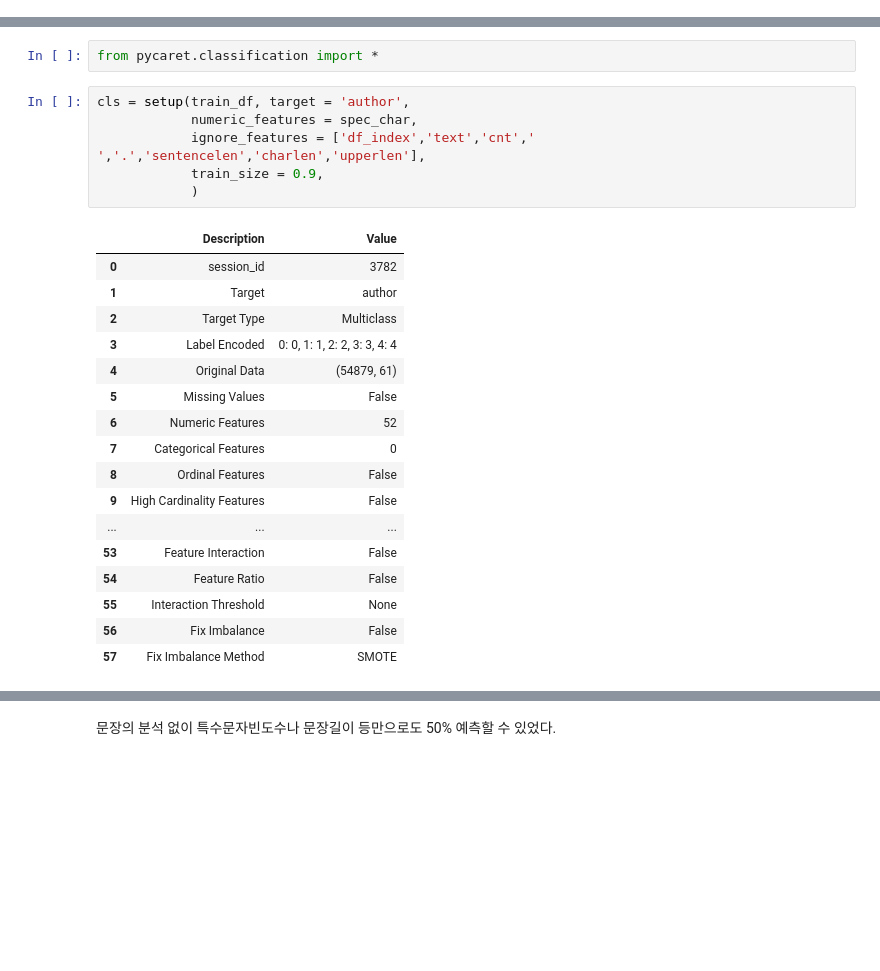
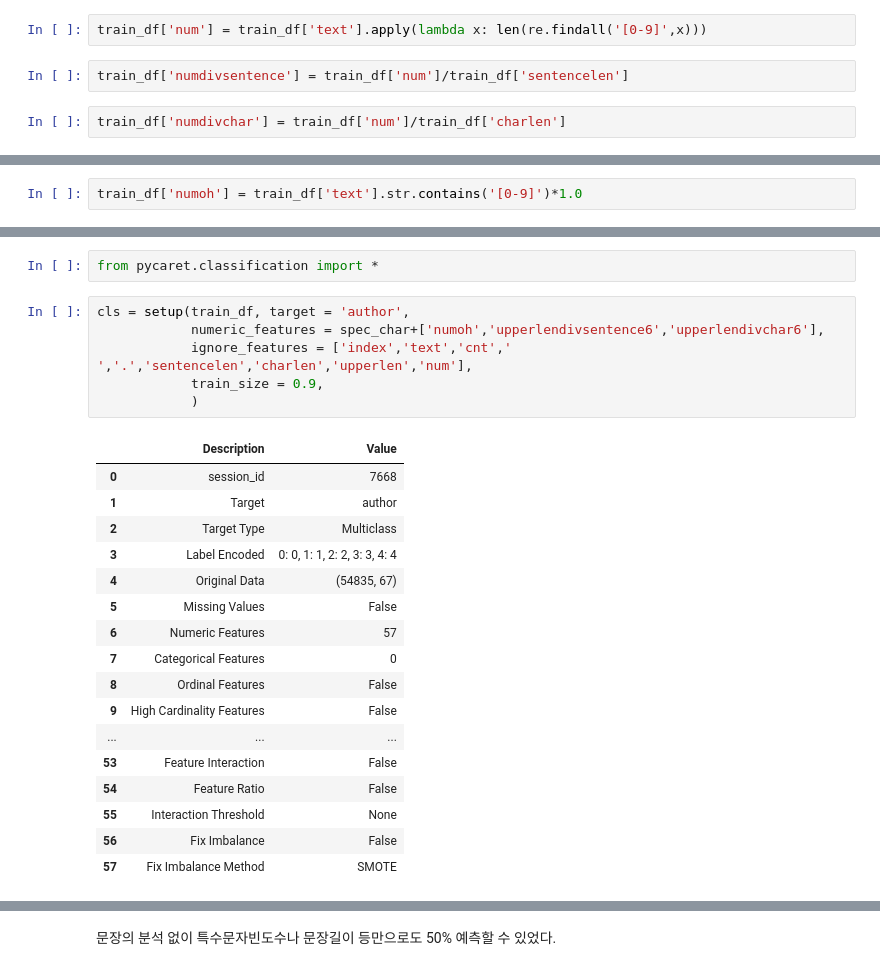
Before and after one commit to jwengr/dacon, a Jupyter notebook: 소설 작가 분류 AI 경진대회/EDA.ipynb, the cells around one changed output, grey strips where cells are left out. Cells and saved outputs as stored; diff of their text form; blank space fills up the shorter version.

```diff
--- a/소설 작가 분류 AI 경진대회/EDA.ipynb
+++ b/소설 작가 분류 AI 경진대회/EDA.ipynb
@@ -189,0 +259,6 @@ plt.show()
+# %%
+train_df['num'] = train_df['text'].apply(lambda x: len(re.findall('[0-9]',x)))
+# %%
+train_df['numdivsentence'] = train_df['num']/train_df['sentencelen']
+# %%
+train_df['numdivchar'] = train_df['num']/train_df['charlen']
@@ -201,6 +288,8 @@ automl 패키지를 통해 간략하게 확인해보자
 for sc in spec_char:
     try :train_df[sc] = train_df['text'].str.contains(sc)*1/1.0
     except :train_df[sc] = train_df['text'].str.contains('\\'+sc)*1/1.0
+# %%
+train_df['numoh'] = train_df['text'].str.contains('[0-9]')*1.0
 # %%
 train_df.columns
 # %% [output]
@@ -215,19 +305,19 @@ Index(['df_index', 'text', 'author', 'cnt', 'sentencelen', 'charlen',
 from pycaret.classification import *
 # %%
 cls = setup(train_df, target = 'author',
-            numeric_features = spec_char,
-            ignore_features = ['df_index','text','cnt',' ','.','sentencelen','charlen','upperlen'],
+            numeric_features = spec_char+['numoh','upperlendivsentence6','upperlendivchar6'],
+            ignore_features = ['index','text','cnt',' ','.','sentencelen','charlen','upperlen','num'],
             train_size = 0.9,
             )
 # %% [output]
 |  | Description | Value |
-| 0 | session_id | 3782 |
+| 0 | session_id | 7668 |
 | 1 | Target | author |
 | 2 | Target Type | Multiclass |
 | 3 | Label Encoded | 0: 0, 1: 1, 2: 2, 3: 3, 4: 4 |
-| 4 | Original Data | (54879, 61) |
+| 4 | Original Data | (54835, 67) |
 | 5 | Missing Values | False |
-| 6 | Numeric Features | 52 |
+| 6 | Numeric Features | 57 |
 | 7 | Categorical Features | 0 |
 | 8 | Ordinal Features | False |
 | 9 | High Cardinality Features | False |
```
Also changed, not shown: parts of 33 cells of this notebook.
